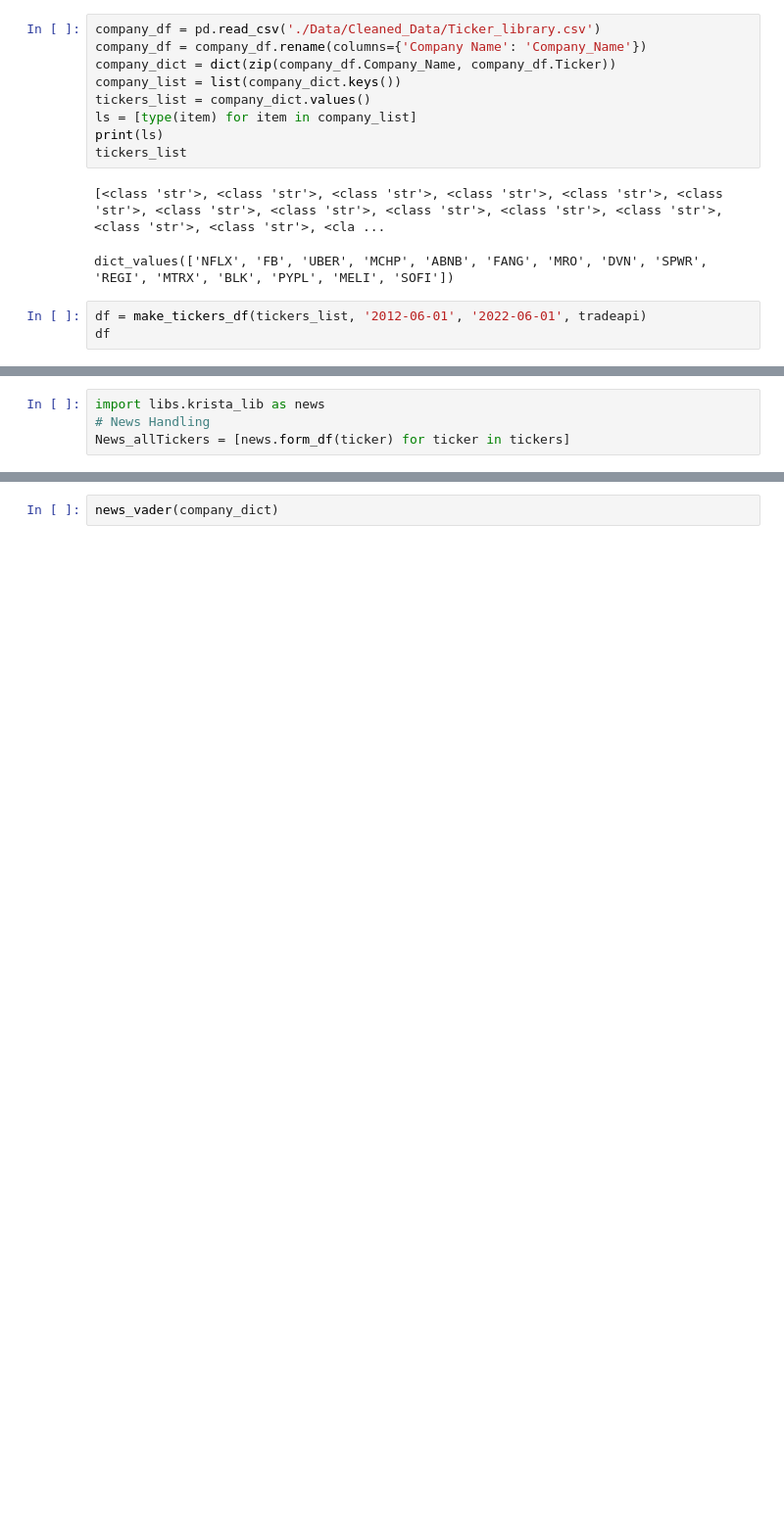
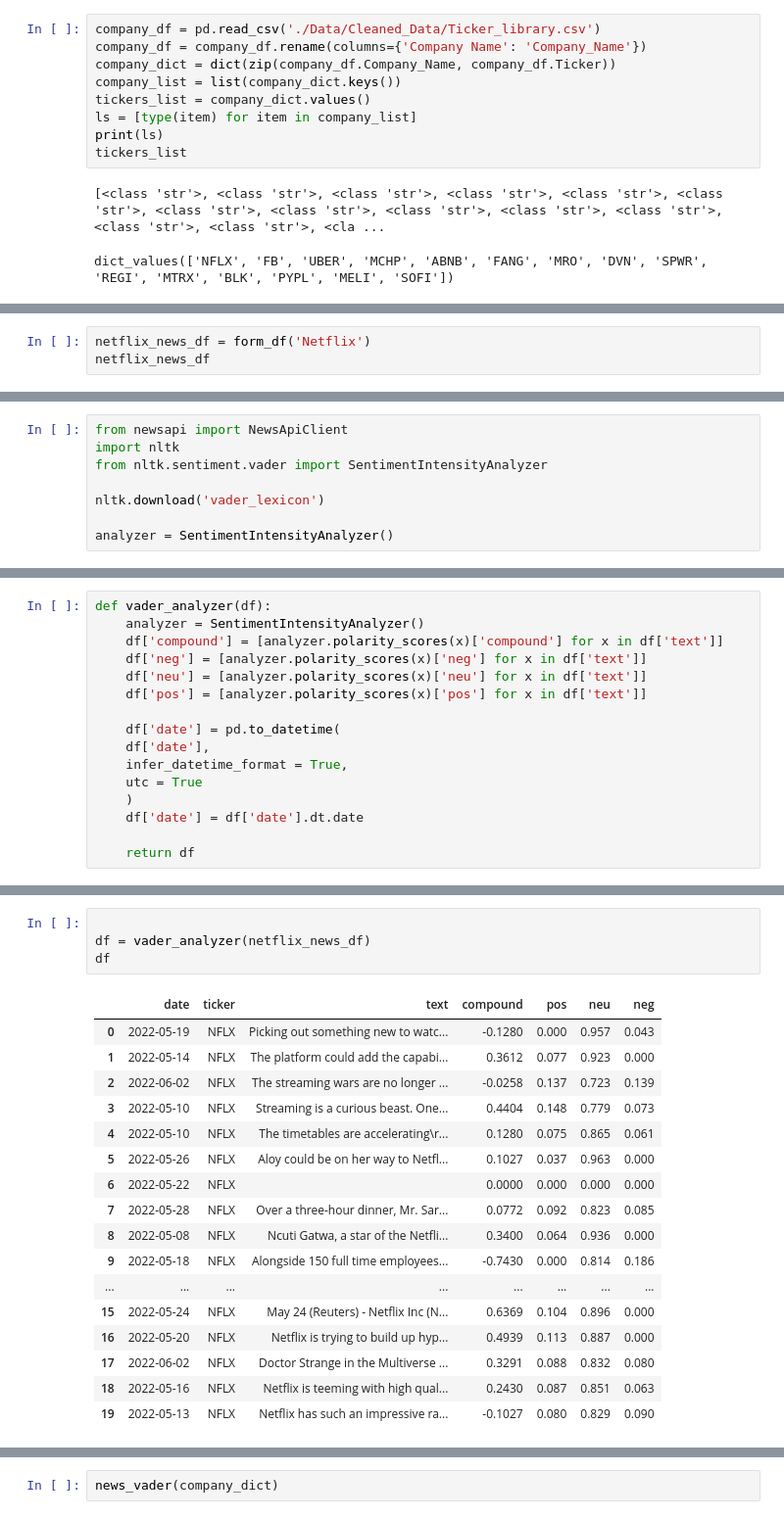
Before and after one commit to JoeHGeoghegan/P2G2-ProjectGit, a Jupyter notebook: Notebooks/Andrew.ipynb, the cells around one changed output, grey strips where cells are left out. Shown at 98% size. Drawn from its saved outputs; the diff is of its cells as text; blank space fills up the shorter version.

Commit message:
created vader sentiment analysis function

```diff
--- a/Notebooks/Andrew.ipynb
+++ b/Notebooks/Andrew.ipynb
@@ -142,6 +117,3 @@ tickers_list
 # %% [output]
 [<class 'str'>, <class 'str'>, <class 'str'>, <class 'str'>, <class 'str'>, <class 'str'>, <class 'str'>, <class 'str'>, <class 'str'>, <class 'str'>, <class 'str'>, <class 'str'>, <class 'str'>, <cla ...
 dict_values(['NFLX', 'FB', 'UBER', 'MCHP', 'ABNB', 'FANG', 'MRO', 'DVN', 'SPWR', 'REGI', 'MTRX', 'BLK', 'PYPL', 'MELI', 'SOFI'])
-# %%
-df = make_tickers_df(tickers_list, '2012-06-01', '2022-06-01', tradeapi)
-df
@@ -185,0 +120,3 @@ def form_df(keywords):
+# %%
+netflix_news_df = form_df('Netflix')
+netflix_news_df
@@ -185,0 +143,8 @@ def form_df(keywords):
+# %%
+from newsapi import NewsApiClient
+import nltk
+from nltk.sentiment.vader import SentimentIntensityAnalyzer
+
+nltk.download('vader_lexicon')
+
+analyzer = SentimentIntensityAnalyzer()
@@ -197,6 +167,18 @@ def news_vader(company_dict):
 
     return news_df
 # %%
-import libs.krista_lib as news
-# News Handling
-News_allTickers = [news.form_df(ticker) for ticker in tickers]
+def vader_analyzer(df):
+    analyzer = SentimentIntensityAnalyzer()
+    df['compound'] = [analyzer.polarity_scores(x)['compound'] for x in df['text']]
+    df['neg'] = [analyzer.polarity_scores(x)['neg'] for x in df['text']]
+    df['neu'] = [analyzer.polarity_scores(x)['neu'] for x in df['text']]
+    df['pos'] = [analyzer.polarity_scores(x)['pos'] for x in df['text']]
+
+    df['date'] = pd.to_datetime(
+    df['date'],
+    infer_datetime_format = True,
+    utc = True
+    )
+    df['date'] = df['date'].dt.date
+
+    return df
@@ -202,0 +207,22 @@ News_allTickers = [news.form_df(ticker) for ticker in tickers]
+# %%
+
+df = vader_analyzer(netflix_news_df)
+df
+# %% [output]
+|  | date | ticker | text | compound | pos | neu | neg |
+| 0 | 2022-05-19 | NFLX | Picking out something new to watc... | -0.1280 | 0.000 | 0.957 | 0.043 |
+| 1 | 2022-05-14 | NFLX | The platform could add the capabi... | 0.3612 | 0.077 | 0.923 | 0.000 |
+| 2 | 2022-06-02 | NFLX | The streaming wars are no longer ... | -0.0258 | 0.137 | 0.723 | 0.139 |
+| 3 | 2022-05-10 | NFLX | Streaming is a curious beast. One... | 0.4404 | 0.148 | 0.779 | 0.073 |
+| 4 | 2022-05-10 | NFLX | The timetables are accelerating\r... | 0.1280 | 0.075 | 0.865 | 0.061 |
+| 5 | 2022-05-26 | NFLX | Aloy could be on her way to Netfl... | 0.1027 | 0.037 | 0.963 | 0.000 |
+| 6 | 2022-05-22 | NFLX |  | 0.0000 | 0.000 | 0.000 | 0.000 |
+| 7 | 2022-05-28 | NFLX | Over a three-hour dinner, Mr. Sar... | 0.0772 | 0.092 | 0.823 | 0.085 |
+| 8 | 2022-05-08 | NFLX | Ncuti Gatwa, a star of the Netfli... | 0.3400 | 0.064 | 0.936 | 0.000 |
+| 9 | 2022-05-18 | NFLX | Alongside 150 full time employees... | -0.7430 | 0.000 | 0.814 | 0.186 |
+| ... | ... | ... | ... | ... | ... | ... | ... |
+| 15 | 2022-05-24 | NFLX | May 24 (Reuters) - Netflix Inc (N... | 0.6369 | 0.104 | 0.896 | 0.000 |
+| 16 | 2022-05-20 | NFLX | Netflix is trying to build up hyp... | 0.4939 | 0.113 | 0.887 | 0.000 |
+| 17 | 2022-06-02 | NFLX | Doctor Strange in the Multiverse ... | 0.3291 | 0.088 | 0.832 | 0.080 |
+| 18 | 2022-05-16 | NFLX | Netflix is teeming with high qual... | 0.2430 | 0.087 | 0.851 | 0.063 |
+| 19 | 2022-05-13 | NFLX | Netflix has such an impressive ra... | -0.1027 | 0.080 | 0.829 | 0.090 |
```
Also changed, not shown: parts of 11 cells of this notebook, 1 other file.
